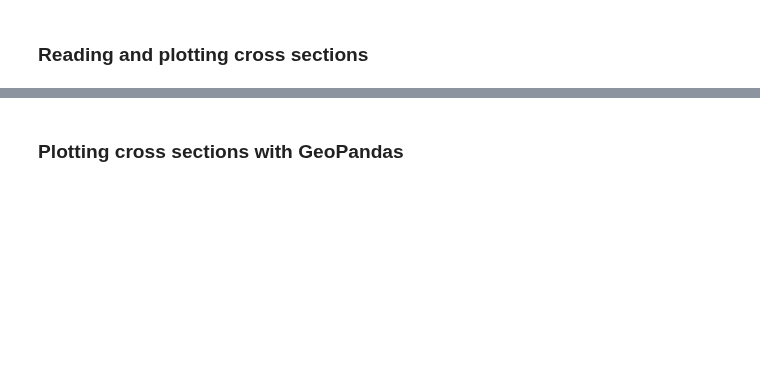
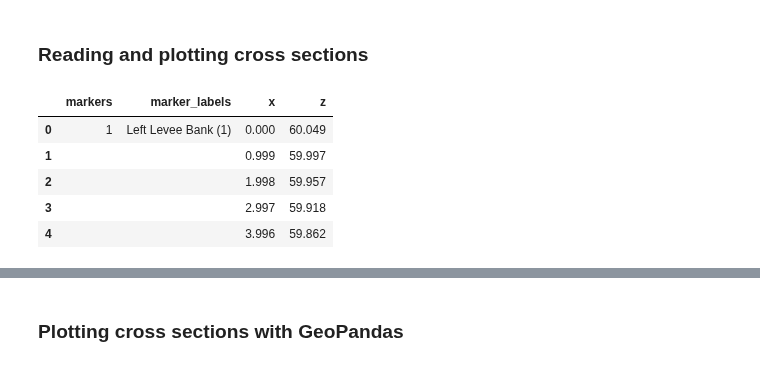
Before and after one commit to DHI/mikeio1d, a Jupyter notebook: notebooks/xns11.ipynb, the cells around one changed output, grey strips where cells are left out. Saved outputs shown, nothing was run; the diff lists cells and outputs as text; code cells hidden in the pictures; blank space fills up the shorter version.

```diff
--- a/notebooks/xns11.ipynb
+++ b/notebooks/xns11.ipynb
@@ -49,7 +90,14 @@ print(new_collection.topo_ids)
 # %%
 # Read a cross section into a pandas DataFrame.
 df = xns.xsections['basin_left1','481.451','1'].read()
-df
+df.head()
+# %% [output]
+|  | markers | marker_labels | x | z |
+| 0 | 1 | Left Levee Bank (1) | 0.000 | 60.049 |
+| 1 |  |  | 0.999 | 59.997 |
+| 2 |  |  | 1.998 | 59.957 |
+| 3 |  |  | 2.997 | 59.918 |
+| 4 |  |  | 3.996 | 59.862 |
 # %%
 # Plot the cross section.
 ax = xns.xsections['basin_left1','122.042','1'].plot()
```
Also changed, not shown: parts of 18 cells of this notebook, 2 other files.
